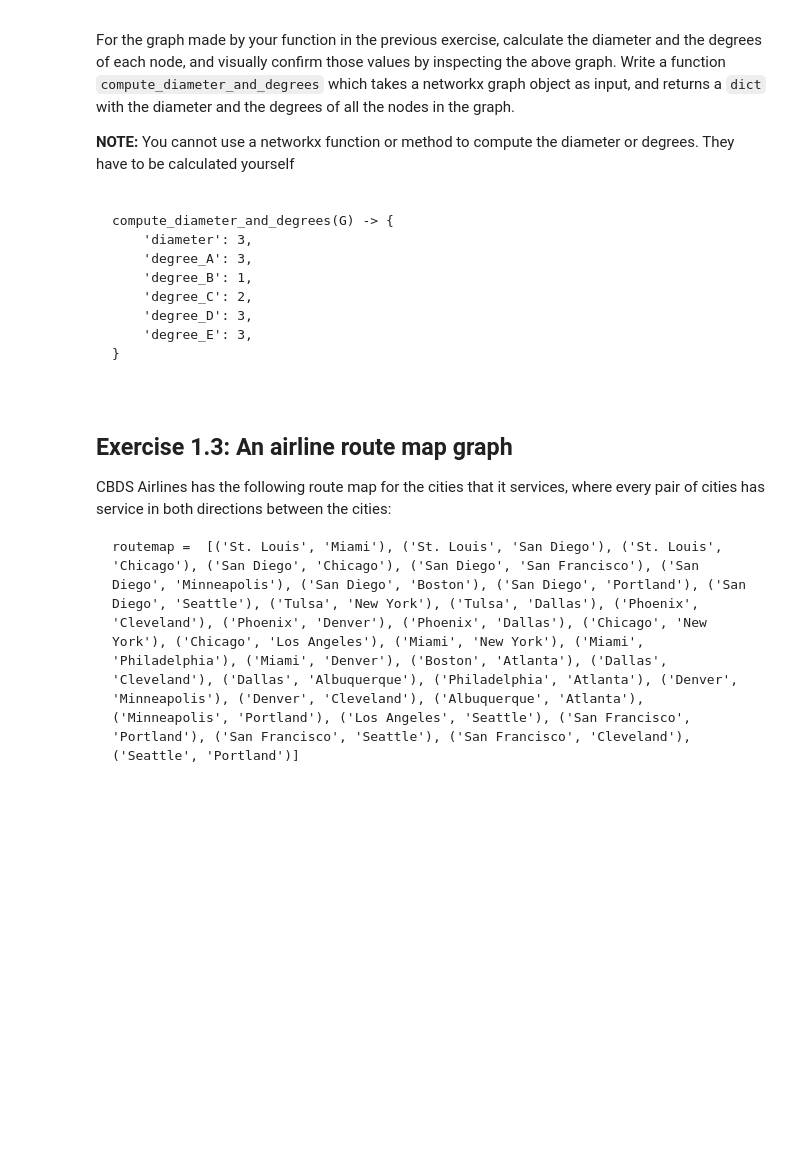
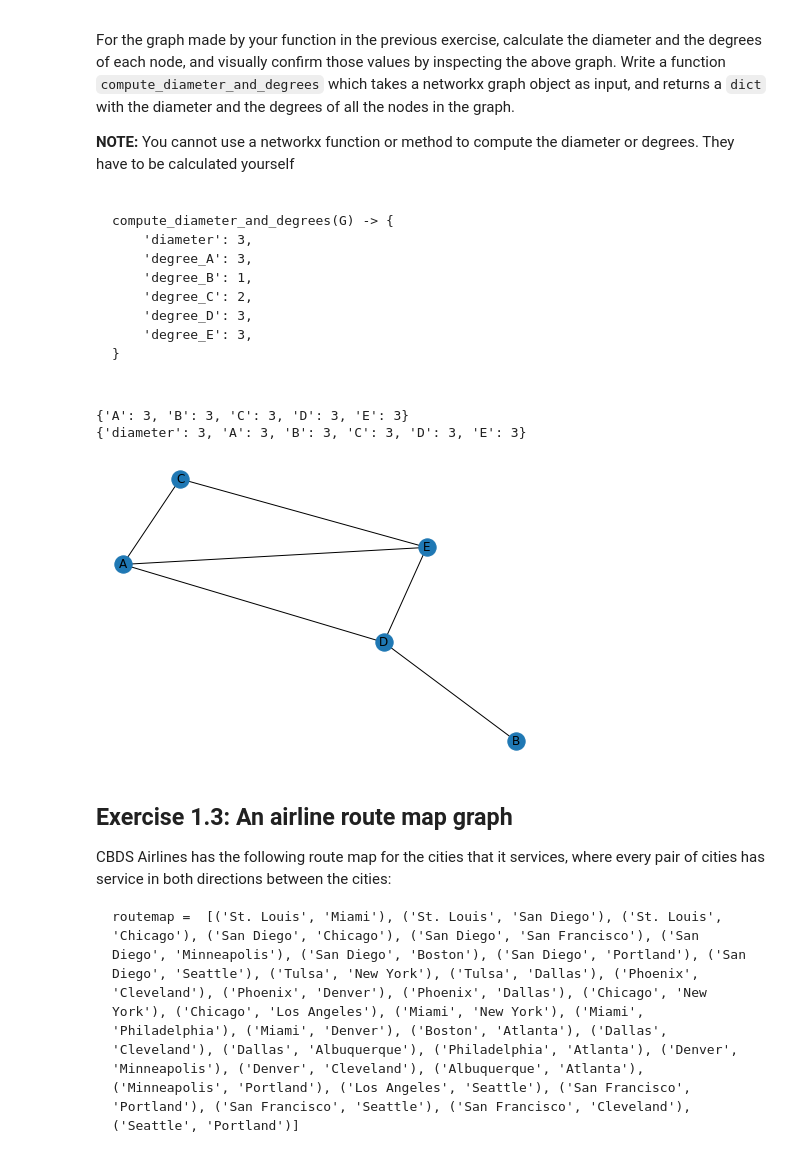
Before and after one commit to cb-ds-1/m1-11-networks, a Jupyter notebook: Workshop Graphs.ipynb, the cells around one changed output. Cells and saved outputs as stored; diff of their text form; code cells hidden in the pictures; blank space fills up the shorter version.

```diff
--- a/Workshop Graphs.ipynb
+++ b/Workshop Graphs.ipynb
@@ -21,6 +55,48 @@ compute_diameter_and_degrees(G) -> {
     'degree_D': 3,
     'degree_E': 3,
 }
+# %%
+import networkx as nx
+
+def compute_diameter_and_degrees(G):
+    result = {}
+    #finding the diameter
+    dia = 0
+    node_list = list(nx.shortest_path(G).keys())
+    for node in node_list:
+        ans_dict = nx.shortest_path(G, node )
+        for v in ans_dict.values():
+            if len(v) - 1 > dia:
+                dia = len(v) - 1
+                result['diameter'] = dia
+    #print(dia)
+    deg_dict = {node: 0 for node in node_list}
+    #print(deg_dict)
+    for node in node_list:
+        for v in ans_dict.values():
+            if len(v) == 2:
+                deg_dict[node] += 1
+                result.update(deg_dict)
+    print(deg_dict)
+    return result
+
+
+
+nodes = ['A', 'B', 'C', 'D', 'E']
+edges = [('B', 'D'), ('D', 'E'), ('D', 'A'), ('E', 'C'), ('E', 'A'), ('C', 'E'), ('C', 'A'), ('A', 'C'), ('A', 'E'), ('A', 'D')]
+
+
+G = nx.Graph()
+G.add_nodes_from(nodes)
+G.add_edges_from(edges)
+nx.draw(G, with_labels=True)
+nx.shortest_path(G).values()
+
+print(compute_diameter_and_degrees(G))
+# %% [output]
+{'A': 3, 'B': 3, 'C': 3, 'D': 3, 'E': 3}
+{'diameter': 3, 'A': 3, 'B': 3, 'C': 3, 'D': 3, 'E': 3}
+[figure, added]
 # %% [markdown]
 ## Exercise 1.3: An airline route map graph
 
```
Also changed, not shown: parts of 4 cells of this notebook.
